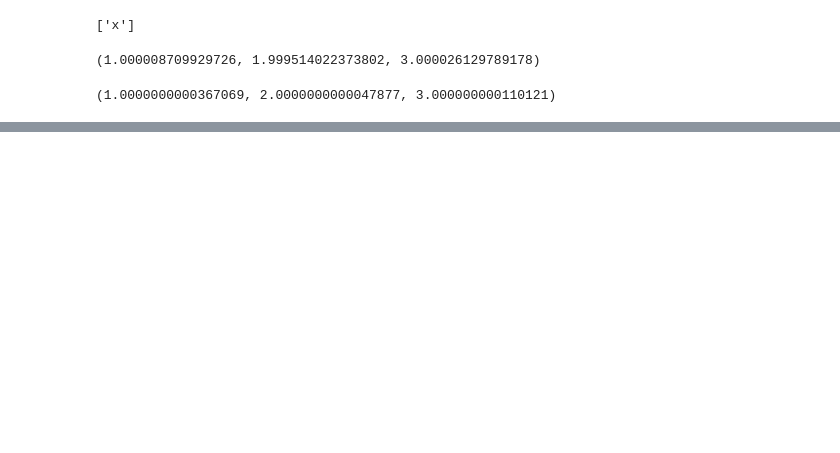
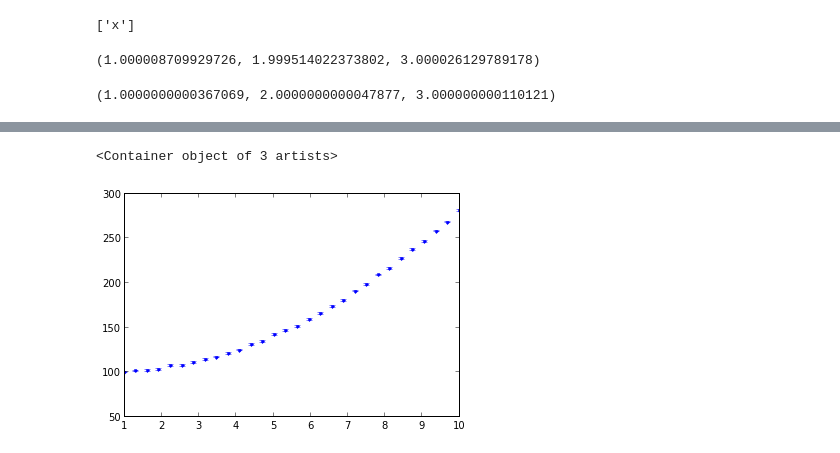
Before and after one commit to scikit-hep/iminuit, a Jupyter notebook: tutorial.ipynb, the cells around one changed output, grey strips where cells are left out. Cells and saved outputs as stored; diff of their text form; code cells hidden in the pictures; blank space fills up the shorter version.

```diff
--- a/tutorial.ipynb
+++ b/tutorial.ipynb
@@ -44,0 +146,18 @@ m = Minuit(f, error_y=1.)#initial step for ym.migrad()m.minos('y')print m.args
+# %%
+#lets make some polynomial
+def f(x,a,b,c):
+    return a*x**2+b*x+c
+#now lets make some data
+ta,tb,tc = 2.,-2.,100.
+numpoints = 30
+x = np.linspace(1,10,numpoints)
+vf = vectorize(f)
+y = f(x,ta,tb,tc)
+noise = randn(numpoints) #gaussian with 0 mean width of 1
+y = y+noise
+erry = np.array(numpoints)
+erry.fill(1.)
+errorbar(x,y,erry,fmt='.')
+# %% [output]
+<Container object of 3 artists>
+[figure, added]
```
Also changed, not shown: parts of 9 cells of this notebook, 2 other files.
